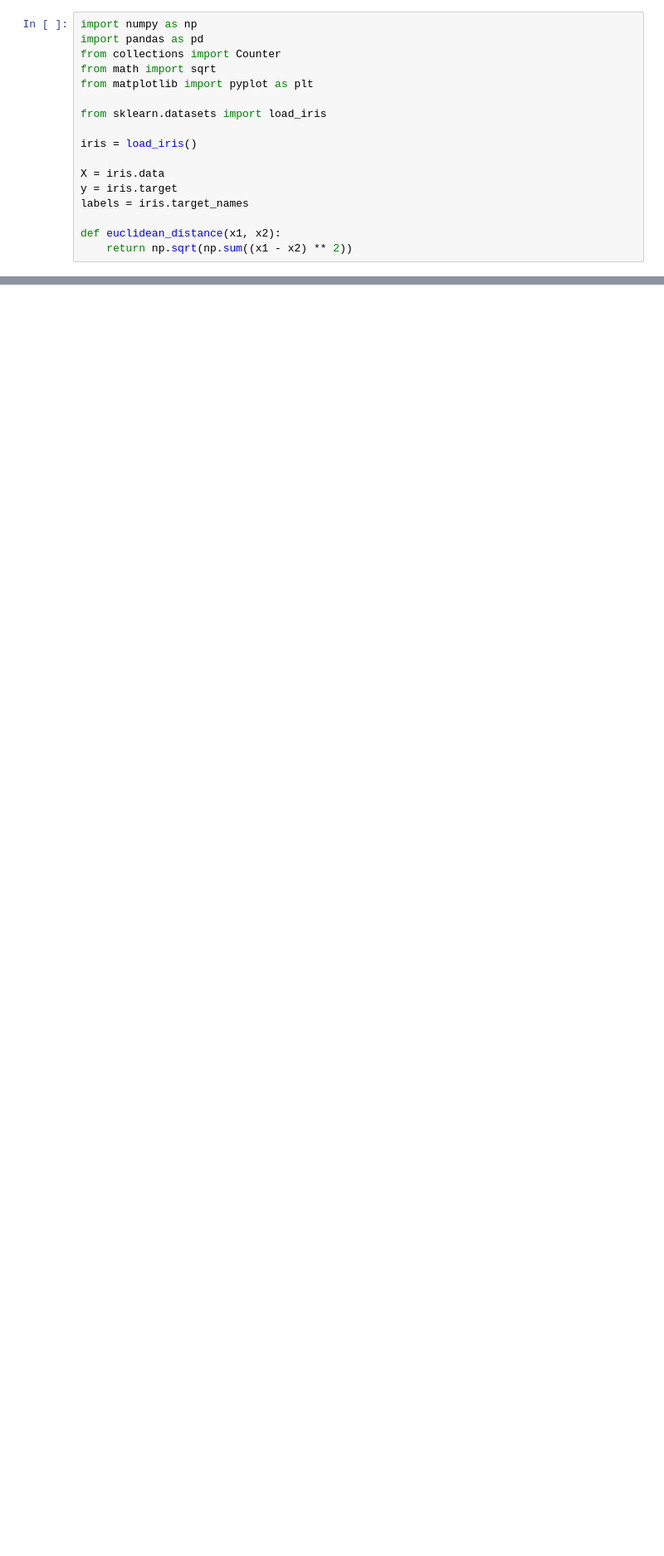
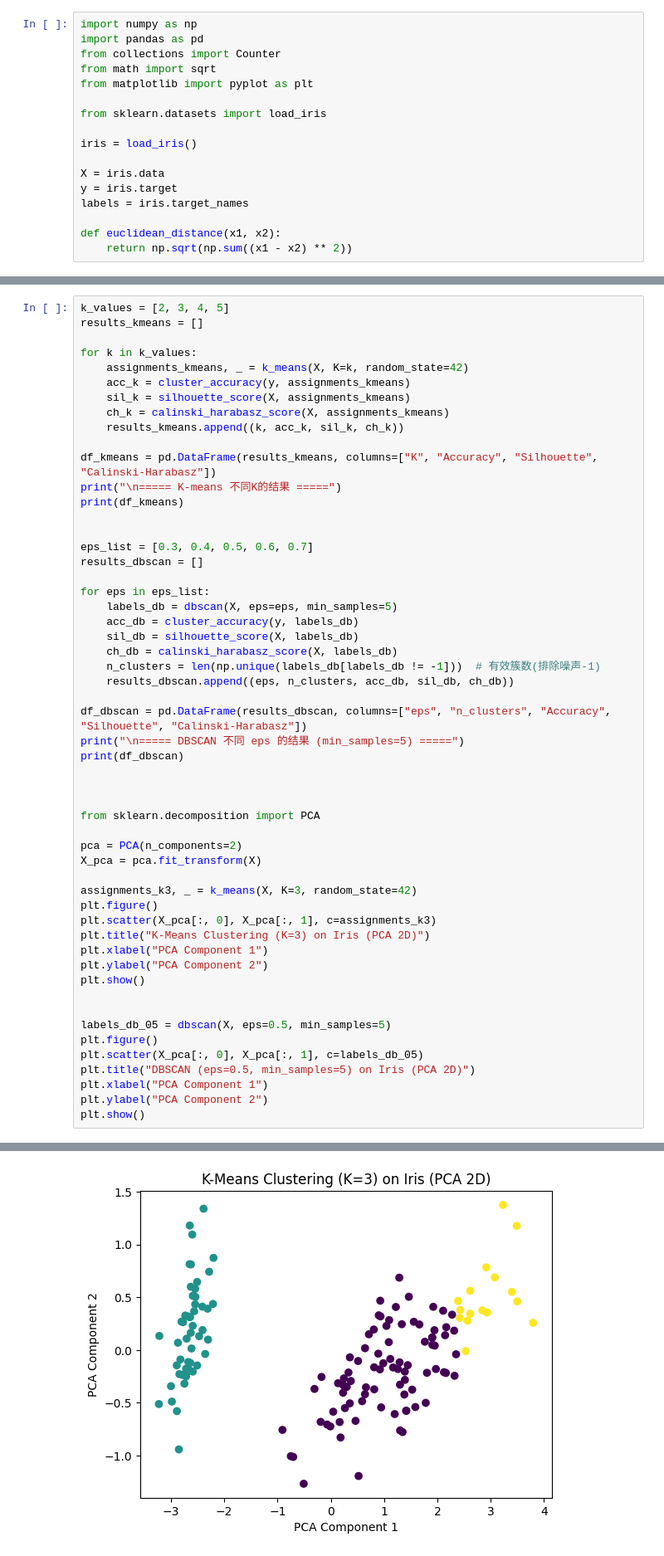
Before and after one commit to DreamerVAC/Big-Data-principle-and-mechanism, a Jupyter notebook: homework3/Kmeans.ipynb, the cells around one changed output, grey strips where cells are left out. Shown at 83% size. Saved outputs shown, nothing was run; the diff lists cells and outputs as text; blank space fills up the shorter version.

```diff
--- a/homework3/Kmeans.ipynb
+++ b/homework3/Kmeans.ipynb
@@ -55,0 +164,55 @@ K-means cluster assignments: Counter({0: 84, 1: 50, 2: 16})
+# %%
+k_values = [2, 3, 4, 5]
+results_kmeans = []
+
+for k in k_values:
+    assignments_kmeans, _ = k_means(X, K=k, random_state=42)
+    acc_k = cluster_accuracy(y, assignments_kmeans)
+    sil_k = silhouette_score(X, assignments_kmeans)
+    ch_k = calinski_harabasz_score(X, assignments_kmeans)
+    results_kmeans.append((k, acc_k, sil_k, ch_k))
+
+df_kmeans = pd.DataFrame(results_kmeans, columns=["K", "Accuracy", "Silhouette", "Calinski-Harabasz"])
+print("\n===== K-means 不同K的结果 =====")
+print(df_kmeans)
+
+
+eps_list = [0.3, 0.4, 0.5, 0.6, 0.7]
+results_dbscan = []
+
+for eps in eps_list:
+    labels_db = dbscan(X, eps=eps, min_samples=5)
+    acc_db = cluster_accuracy(y, labels_db)
+    sil_db = silhouette_score(X, labels_db)
+    ch_db = calinski_harabasz_score(X, labels_db)
+    n_clusters = len(np.unique(labels_db[labels_db != -1]))  # 有效簇数(排除噪声-1)
+    results_dbscan.append((eps, n_clusters, acc_db, sil_db, ch_db))
+
+df_dbscan = pd.DataFrame(results_dbscan, columns=["eps", "n_clusters", "Accuracy", "Silhouette", "Calinski-Harabasz"])
+print("\n===== DBSCAN 不同 eps 的结果 (min_samples=5) =====")
+print(df_dbscan)
+
+
+
+from sklearn.decomposition import PCA
+
+pca = PCA(n_components=2)
+X_pca = pca.fit_transform(X)
+
+assignments_k3, _ = k_means(X, K=3, random_state=42)
+plt.figure()
+plt.scatter(X_pca[:, 0], X_pca[:, 1], c=assignments_k3)
+plt.title("K-Means Clustering (K=3) on Iris (PCA 2D)")
+plt.xlabel("PCA Component 1")
+plt.ylabel("PCA Component 2")
+plt.show()
+
+
+labels_db_05 = dbscan(X, eps=0.5, min_samples=5)
+plt.figure()
+plt.scatter(X_pca[:, 0], X_pca[:, 1], c=labels_db_05)
+plt.title("DBSCAN (eps=0.5, min_samples=5) on Iris (PCA 2D)")
+plt.xlabel("PCA Component 1")
+plt.ylabel("PCA Component 2")
+plt.show()
+# %% [output]
@@ -55,0 +233 @@ K-means cluster assignments: Counter({0: 84, 1: 50, 2: 16})
+[figure, added]
```
Also changed, not shown: parts of 5 cells of this notebook, 2 other files.
